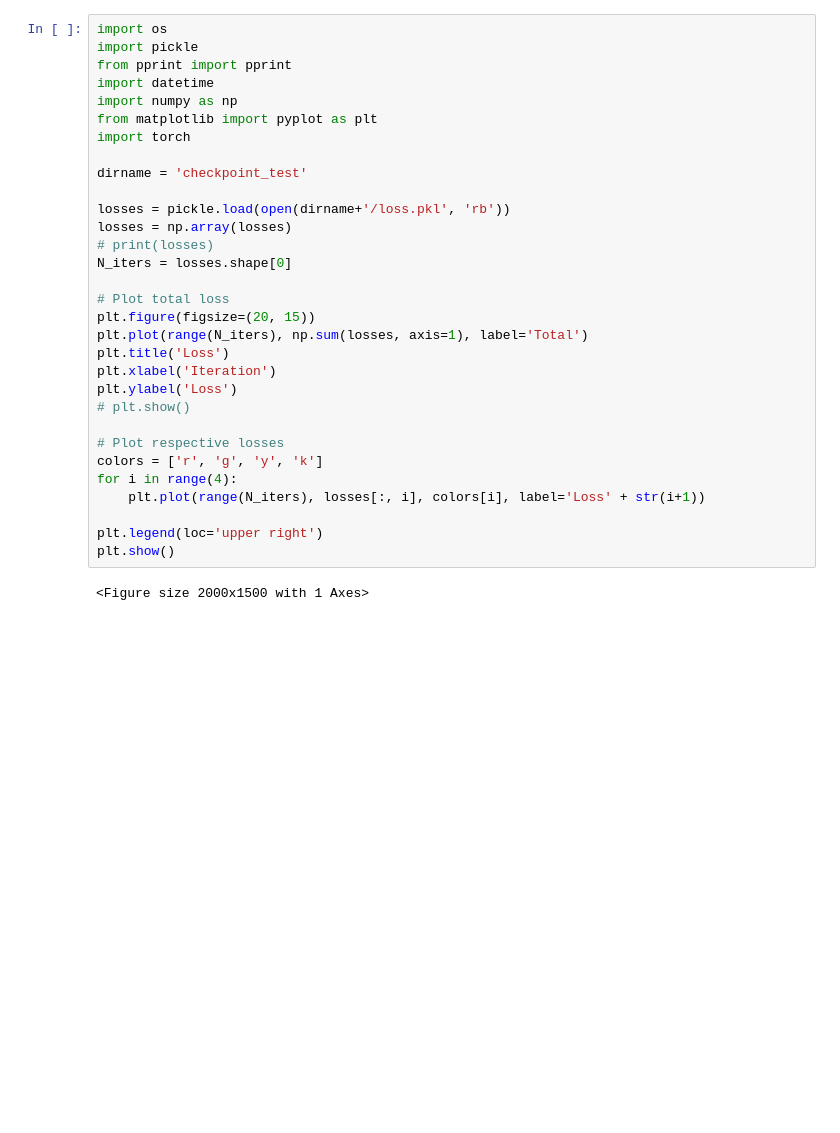
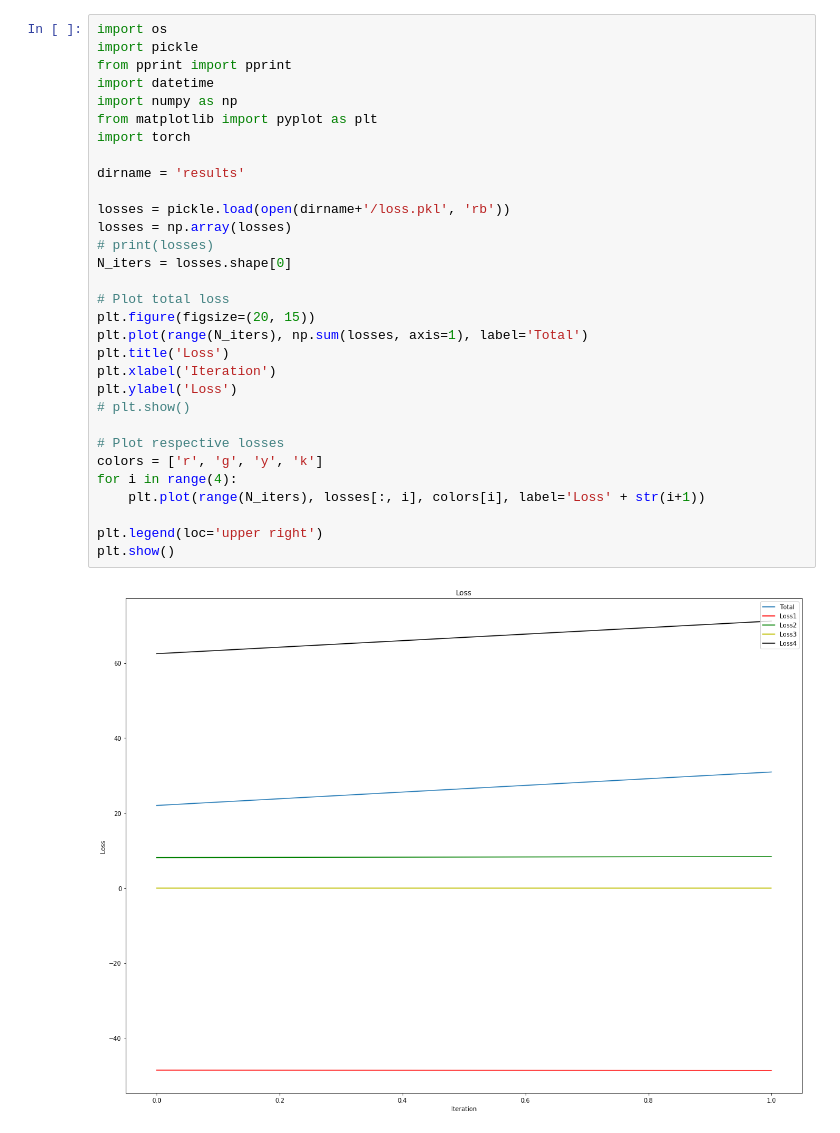
Before and after one commit to matthewkennedy5/RRNN, a Jupyter notebook: visualize-results.ipynb, the cells around one changed output. Saved outputs shown, nothing was run; the diff lists cells and outputs as text; blank space fills up the shorter version.

```diff
--- a/visualize-results.ipynb
+++ b/visualize-results.ipynb
@@ -2,35 +2,35 @@
 import os
 import pickle
 from pprint import pprint
 import datetime
 import numpy as np
 from matplotlib import pyplot as plt
 import torch
 
-dirname = 'checkpoint_test'
+dirname = 'results'
 
 losses = pickle.load(open(dirname+'/loss.pkl', 'rb'))
 losses = np.array(losses)
 # print(losses)
 N_iters = losses.shape[0]
 
 # Plot total loss
 plt.figure(figsize=(20, 15))
 plt.plot(range(N_iters), np.sum(losses, axis=1), label='Total')
 plt.title('Loss')
 plt.xlabel('Iteration')
 plt.ylabel('Loss')
 # plt.show()
 
 # Plot respective losses
 colors = ['r', 'g', 'y', 'k']
 for i in range(4):
     plt.plot(range(N_iters), losses[:, i], colors[i], label='Loss' + str(i+1))
 
 plt.legend(loc='upper right')
 plt.show()
 # %% [output]
-<Figure size 2000x1500 with 1 Axes>
+[figure, added]
 # %%
 # Display hyperparameters and run information
 
```
Also changed, not shown: parts of 2 cells of this notebook, 1 other file.
